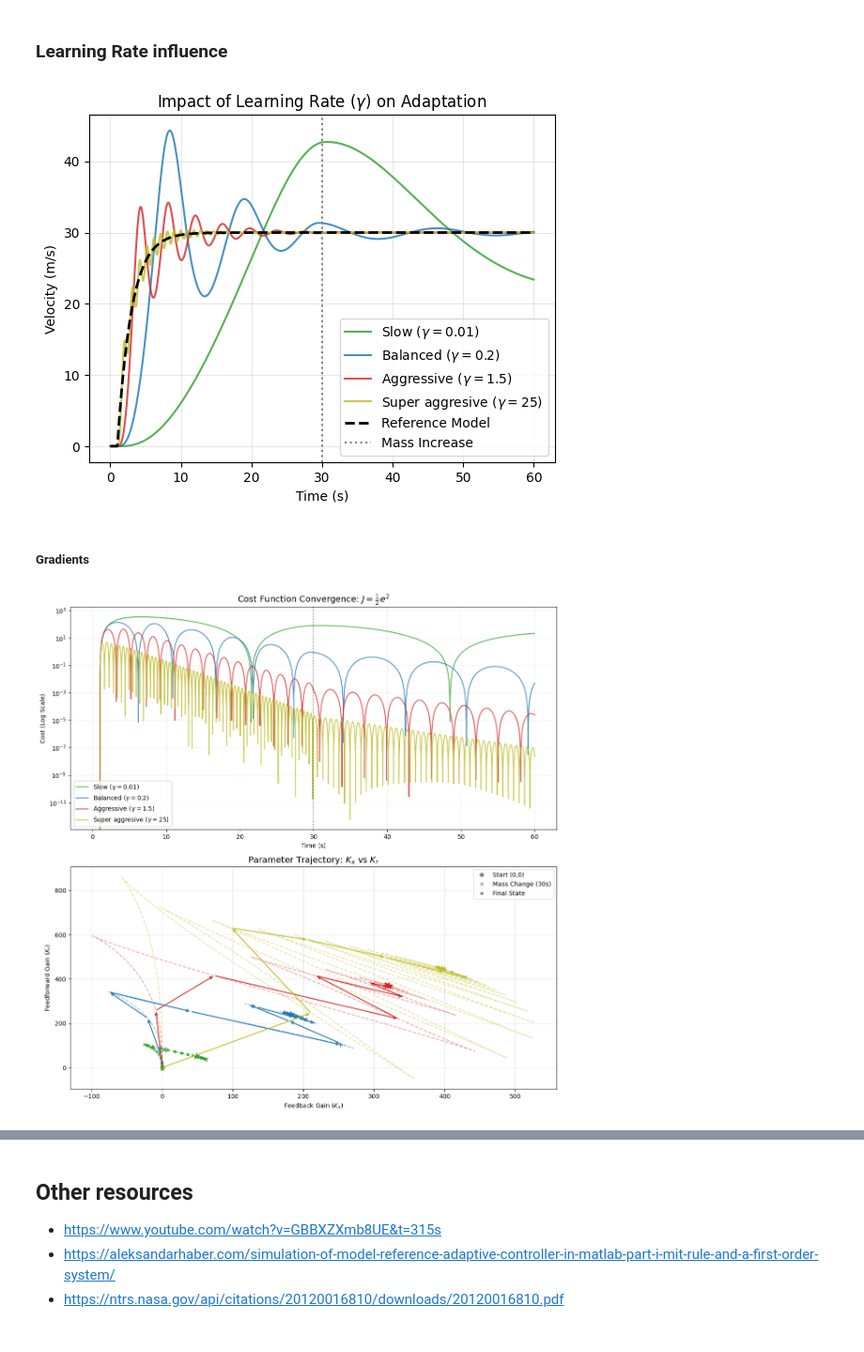
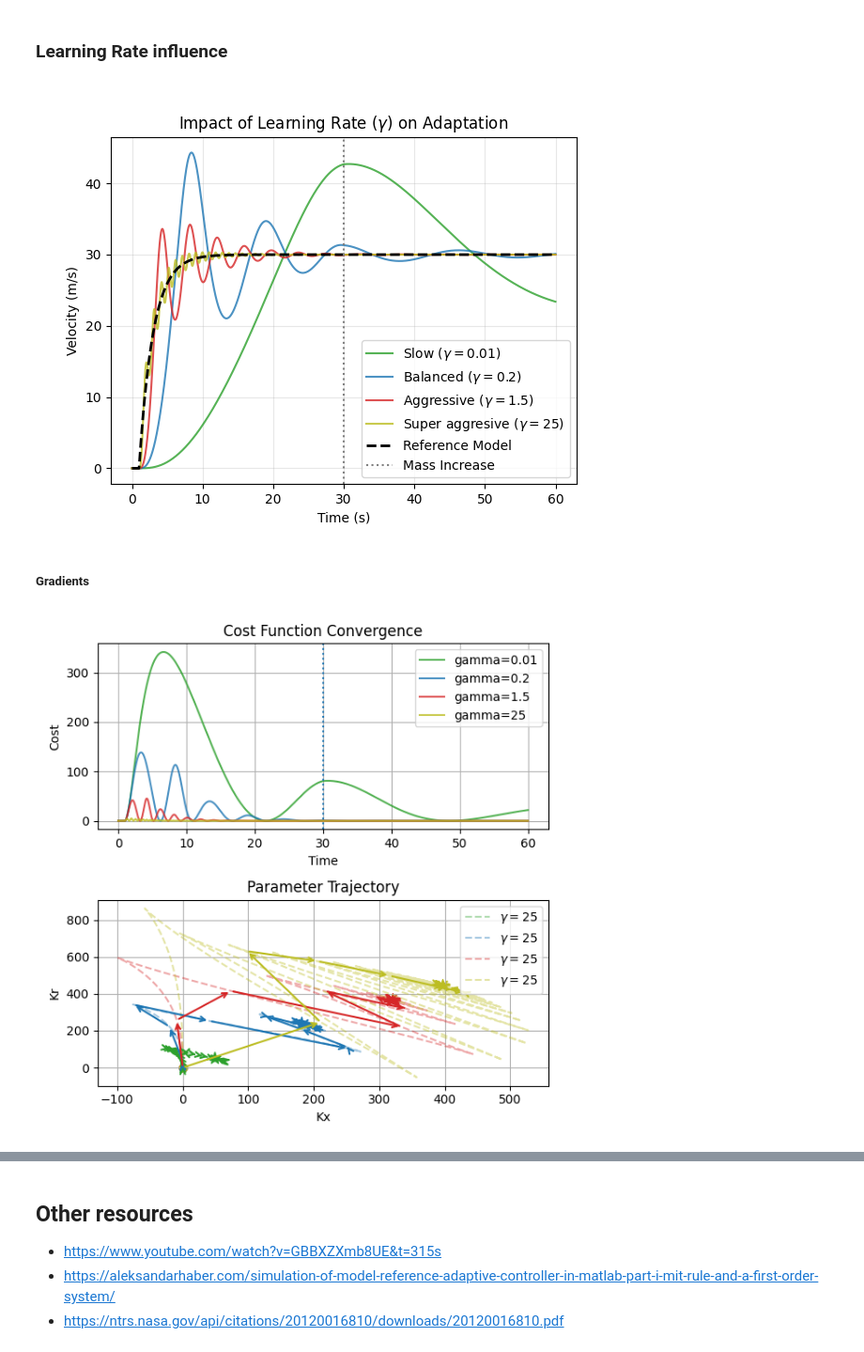
Before and after one commit to Mrjarkos/MRAC_Tutorial, a Jupyter notebook: 01_Introduction_to_MRAC.ipynb, the cells around one changed output, grey strips where cells are left out. Shown at 94% size. Saved outputs shown, nothing was run; the diff lists cells and outputs as text; code cells hidden in the pictures.

```diff
--- a/01_Introduction_to_MRAC.ipynb
+++ b/01_Introduction_to_MRAC.ipynb
@@ -444,90 +463,83 @@ def simulate_mrac(gamma):
         history['v'].append(v)
         history['v_m'].append(v_m)
         history['Kr'].append(Kr)
         history['Kx'].append(Kx)
         history['cost'].append(cost)
 
     return time, history
 
 # Test different Gammas
 gammas = [0.01, 0.2, 1.5, 25]
-labels = ['Slow ($\gamma=0.01$)', 'Balanced ($\gamma=0.2$)', 'Aggressive ($\gamma=1.5$)', 'Super aggresive ($\gamma=25$)']
+labels = ['Slow ($\\gamma=0.01$)', 'Balanced ($\\gamma=0.2$)', 'Aggressive ($\\gamma=1.5$)', 'Super aggresive ($\\gamma=25$)']
 colors = ['tab:green', 'tab:blue', 'tab:red', 'tab:olive']
 
 history = {}
 
 for g in gammas:
     t, hist = simulate_mrac(g)
     history[g] = hist
 
+plt.figure()
 for g, l, c in zip(gammas, labels, colors):
     hist = history[g]
     plt.plot(t, hist["v"], label=l, color=c, alpha=0.8)
 
 plt.plot(t,  hist["v_m"], 'k--', label='Reference Model', linewidth=2)
 plt.axvline(x=30, color='gray', linestyle=':', label='Mass Increase')
-plt.title('Impact of Learning Rate ($\gamma$) on Adaptation')
+plt.title('Impact of Learning Rate ($\\gamma$) on Adaptation')
 plt.xlabel('Time (s)')
 plt.ylabel('Velocity (m/s)')
 plt.legend()
 plt.grid(True, alpha=0.3)
 plt.show()
 # %% [output]
-[figure, old version]
+[figure, new version]
 # %% [markdown]
 ##### Gradients
 # %%
-fig, (ax1, ax2) = plt.subplots(2, 1, figsize=(12, 12))
+plt.close('all')
+
+fig, (ax1, ax2) = plt.subplots(2, 1, figsize=(6, 6))
 
 for g, l, c in zip(gammas, labels, colors):
     hist = history[g]
 
-    # Cost Function over Time
+    l = f"gamma={g}"
+    # Cost
     ax1.plot(t, hist['cost'], label=l, color=c, alpha=0.8)
 
-    # Parameter Space (Kx vs Kr)
+    # Parameter space
     kx = np.array(hist['Kx'])
     kr = np.array(hist['Kr'])
 
-    # Draw trajectory line
-    ax2.plot(kx, kr, color=c, alpha=0.4, linestyle='--')
+    ax2.plot(kx, kr, color=c, alpha=0.4, linestyle='--', label=label)
 
-    # Add arrows to show direction (Downsampled for clarity)
-    skip = 200 # Draw arrow every 2 seconds
+    skip = 200
     for i in range(0, len(kx) - skip, skip):
         ax2.annotate('', xy=(kx[i+skip], kr[i+skip]), xytext=(kx[i], kr[i]),
                      arrowprops=dict(arrowstyle='->', color=c, lw=1.5))
 
-    # Mark specific points
-    ax2.scatter(kx[0], kr[0], color=c, marker='o', s=40) # Start
+    ax2.scatter(kx[0], kr[0], color=c, marker='o', s=40)
     idx_30s = int(30/0.01)
-    ax2.scatter(kx[idx_30s], kr[idx_30s], color=c, marker='x', s=60) # Mass Change
-    ax2.scatter(kx[-1], kr[-1], color=c, marker='*', s=100) # Final
+    ax2.scatter(kx[idx_30s], kr[idx_30s], color=c, marker='x', s=60)
+    ax2.scatter(kx[-1], kr[-1], color=c, marker='*', s=100)
 
-# Formatting Cost Plot
-ax1.set_yscale('log')
-ax1.set_title('Cost Function Convergence: $J = \\frac{1}{2}e^2$', fontsize=14)
-ax1.set_ylabel('Cost (Log Scale)')
-ax1.set_xlabel('Time (s)')
-ax1.axvline(x=30, color='k', linestyle=':', alpha=0.5)
+# Formatting
+ax1.set_title('Cost Function Convergence')
+ax1.set_ylabel('Cost')
+ax1.set_xlabel('Time')
+ax1.axvline(x=30, linestyle=':')
 ax1.legend()
-ax1.grid(True, which="both", ls="-", alpha=0.2)
+ax1.grid(True)
 
-# Formatting Parameter Plot
-ax2.set_title('Parameter Trajectory: $K_x$ vs $K_r$', fontsize=14)
-ax2.set_xlabel('Feedback Gain ($K_x$)')
-ax2.set_ylabel('Feedforward Gain ($K_r$)')
-ax2.grid(True, alpha=0.3)
-
-# Add a manual legend for markers to the second plot
-from matplotlib.lines import Line2D
-legend_elements = [Line2D([0], [0], marker='o', color='gray', label='Start (0,0)', linestyle='None'),
-                   Line2D([0], [0], marker='x', color='gray', label='Mass Change (30s)', linestyle='None'),
-                   Line2D([0], [0], marker='*', color='gray', label='Final State', linestyle='None')]
-ax2.legend(handles=legend_elements + ax2.get_legend_handles_labels()[0])
+ax2.set_title('Parameter Trajectory')
+ax2.set_xlabel('Kx')
+ax2.set_ylabel('Kr')
+ax2.legend()
+ax2.grid(True)
 
 plt.tight_layout()
 plt.show()
 # %% [output]
-[figure, old version]
+[figure, new version]
 # %% [markdown]
```
Also changed, not shown: parts of 6 cells of this notebook, 2 other files.
